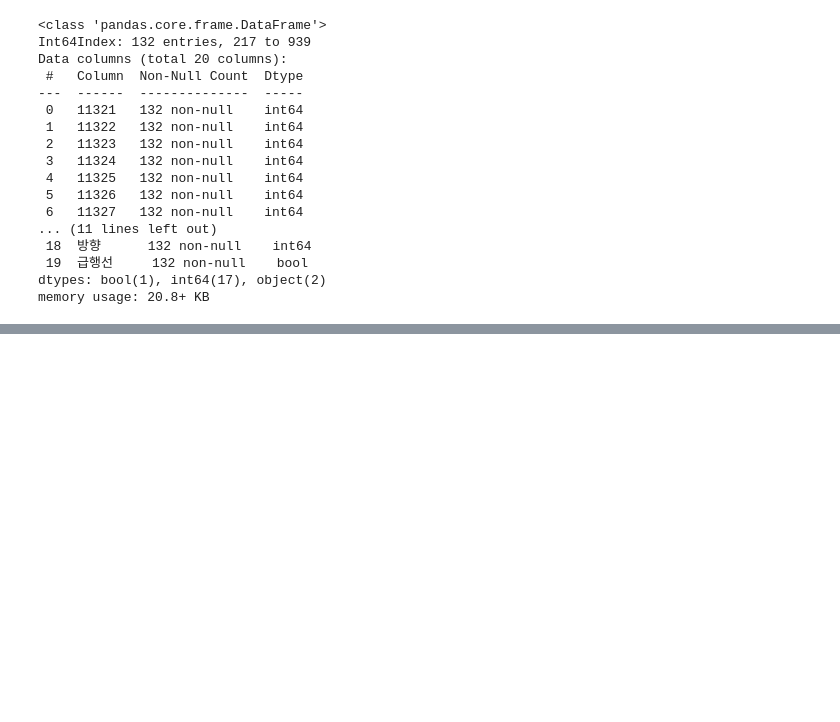
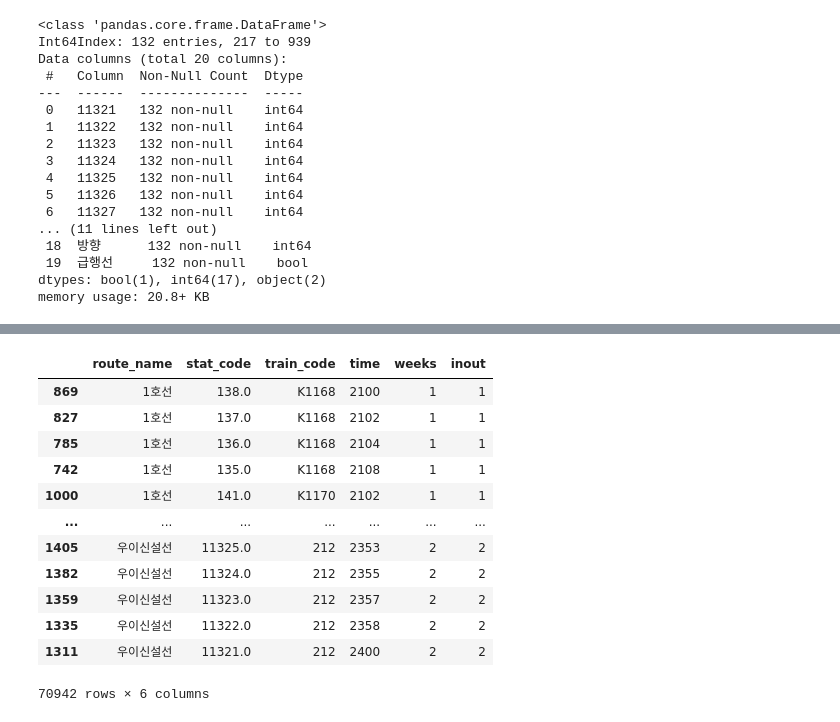
Before and after one commit to 23-1-CauCapstone-Team3/DataPreprocessing, a Jupyter notebook: train/timetable.ipynb, the cells around one changed output, grey strips where cells are left out. Cells and saved outputs as stored; diff of their text form; code cells hidden in the pictures; blank space fills up the shorter version.

```diff
--- a/train/timetable.ipynb
+++ b/train/timetable.ipynb
@@ -2756,0 +2784,25 @@ for i in range(len(timetables)):
+# %%
+for i in range(cnt):
+    temp[i] = temp[i].rename(columns={"노선명":"route_name", "역코드": "stat_code", "열차번호": "train_code", "도착시간": "time", "요일": "weeks", "방향": "inout"})
+    temp[i] = temp[i].drop(columns=["출발역코드", "도착역코드", "급행선"])
+    temp[i] = temp[i].sort_values(["route_name", "weeks", "inout", "train_code", "time"])
+# %%
+result = pd.DataFrame(columns=["route_name", "stat_code", "train_code", "time", "weeks", "inout"])
+for i in range(cnt):
+    result = pd.concat([result, temp[i]])
+# %%
+result
+# %% [output]
+|  | route_name | stat_code | train_code | time | weeks | inout |
+| 869 | 1호선 | 138.0 | K1168 | 2100 | 1 | 1 |
+| 827 | 1호선 | 137.0 | K1168 | 2102 | 1 | 1 |
+| 785 | 1호선 | 136.0 | K1168 | 2104 | 1 | 1 |
+| 742 | 1호선 | 135.0 | K1168 | 2108 | 1 | 1 |
+| 1000 | 1호선 | 141.0 | K1170 | 2102 | 1 | 1 |
+| ... | ... | ... | ... | ... | ... | ... |
+| 1405 | 우이신설선 | 11325.0 | 212 | 2353 | 2 | 2 |
+| 1382 | 우이신설선 | 11324.0 | 212 | 2355 | 2 | 2 |
+| 1359 | 우이신설선 | 11323.0 | 212 | 2357 | 2 | 2 |
+| 1335 | 우이신설선 | 11322.0 | 212 | 2358 | 2 | 2 |
+| 1311 | 우이신설선 | 11321.0 | 212 | 2400 | 2 | 2 |
+70942 rows × 6 columns
```
Also changed, not shown: parts of 5 cells of this notebook, 11 other files.
